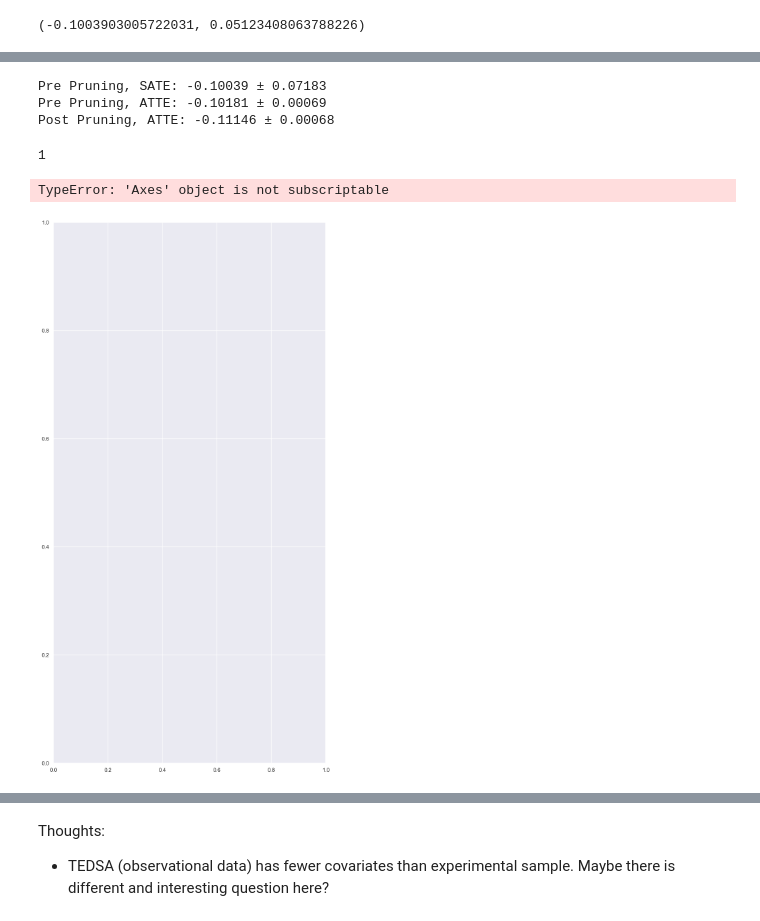
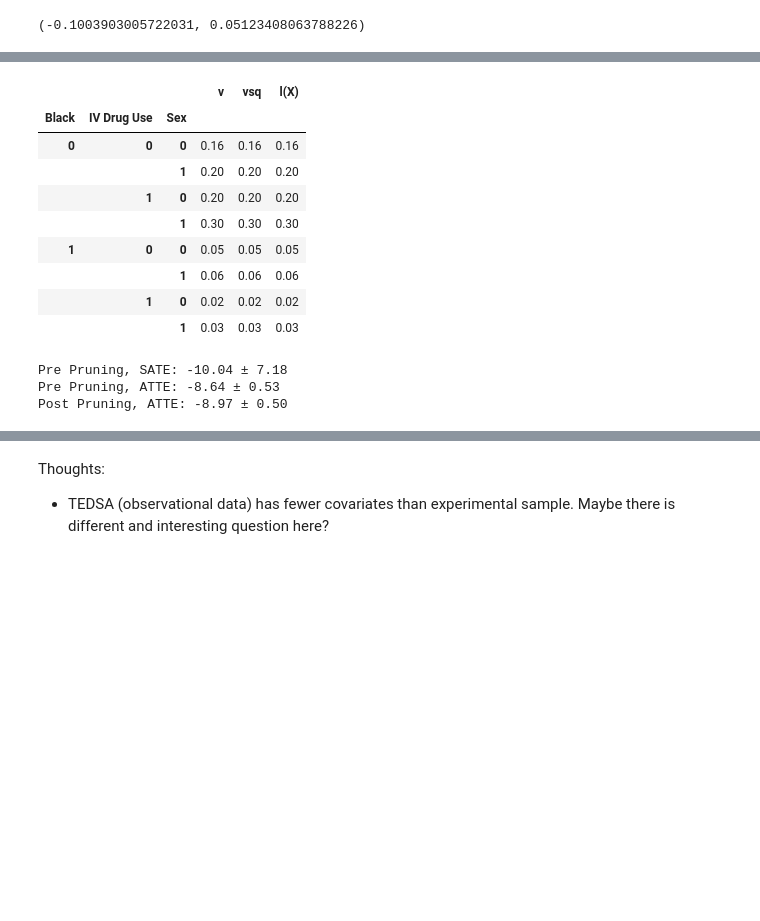
Before and after one commit to harsh-parikh/fuse, a Jupyter notebook: tedsa_analysis.ipynb, the cells around one changed output, grey strips where cells are left out. Saved outputs shown, nothing was run; the diff lists cells and outputs as text; code cells hidden in the pictures; blank space fills up the shorter version.

```diff
--- a/tedsa_analysis.ipynb
+++ b/tedsa_analysis.ipynb
@@ -224,10 +326,33 @@ plt.savefig("tedsa_ctn27_.pdf")
+# %%
+(
+    X.join(D_forest[["v", "vsq", "l(X)", "S"]])
+    .loc[D_forest["S"] == 0]
+    .groupby(by=["Black", "IV Drug Use", "Sex"])
+    .count()[["v", "vsq", "l(X)"]]
+    / (X.join(D_forest[["v", "vsq", "l(X)", "S"]]).loc[D_forest["S"] == 0].shape[0])
+).round(2)
+# %% [output]
+|  |  |  | v | vsq | l(X) |
+| Black | IV Drug Use | Sex |  |  |  |
+| 0 | 0 | 0 | 0.16 | 0.16 | 0.16 |
+|  |  | 1 | 0.20 | 0.20 | 0.20 |
+|  | 1 | 0 | 0.20 | 0.20 | 0.20 |
+|  |  | 1 | 0.30 | 0.30 | 0.30 |
+| 1 | 0 | 0 | 0.05 | 0.05 | 0.05 |
+|  |  | 1 | 0.06 | 0.06 | 0.06 |
+|  | 1 | 0 | 0.02 | 0.02 | 0.02 |
+|  |  | 1 | 0.03 | 0.03 | 0.03 |
 # %%
 print(
-    r"Pre Pruning, SATE: %.5f ± %.5f"
+    r"Pre Pruning, SATE: %.2f ± %.2f"
     % (
-        df_.loc[(df_[sample] == 1) * (df_[treatment] == 1), outcome].mean()
-        - df_.loc[(df_[sample] == 1) * (df_[treatment] == 0), outcome].mean(),
-        1.96
+        100
+        * (
+            df_.loc[(df_[sample] == 1) * (df_[treatment] == 1), outcome].mean()
+            - df_.loc[(df_[sample] == 1) * (df_[treatment] == 0), outcome].mean()
+        ),
+        100
+        * 1.96
         * (
             df_.loc[(df_[sample] == 1) * (df_[treatment] == 1), outcome].sem()
             + df_.loc[(df_[sample] == 1) * (df_[treatment] == 0), outcome].sem()
@@ -236,24 +361,25 @@ print(
 )
 
 print(
-    r"Pre Pruning, ATTE: %.5f ± %.5f"
+    r"Pre Pruning, ATTE: %.2f ± %.2f"
     % (
-        D_rash["v"].mean(),
-        1.96 * np.sqrt(D_rash["vsq"].mean() / D_rash["w_opt"].count()),
+        100 * D_rash["v"].mean(),
+        100 * 1.96 * np.sqrt(D_rash["vsq"].mean() / D_rash["w_opt"].count()),
     )
 )
 
 print(
-    r"Post Pruning, ATTE: %.5f ± %.5f"
+    r"Post Pruning, ATTE: %.2f ± %.2f"
     % (
-        D_rash["v"].loc[D_rash["w_opt"] == 1].mean(),
-        1.96
+        100 * D_rash["v"].loc[D_rash["w_opt"] == 1].mean(),
+        100
+        * 1.96
         * np.sqrt(
             D_rash["vsq"].loc[D_rash["w_opt"] == 1].mean() / D_rash["w_opt"].sum()
         ),
     )
 )
 # %% [output]
-Pre Pruning, SATE: -0.10039 ± 0.07183
-Pre Pruning, ATTE: -0.10181 ± 0.00069
-Post Pruning, ATTE: -0.11146 ± 0.00068
+Pre Pruning, SATE: -10.04 ± 7.18
+Pre Pruning, ATTE: -8.64 ± 0.53
+Post Pruning, ATTE: -8.97 ± 0.50
@@ -270,20 +385,0 @@ explainer = en.AdaBoostRegressor().fit(X.loc[avg_votes.index], avg_votes)
-# %%
-len(explainer.estimators_)
-# %% [output]
-1
-# %%
-num_trees = min(5, len(explainer.estimators_))
-fig, ax = plt.subplots(nrows=num_trees, figsize=(10, 20))
-for i in range(num_trees):
-    tree.plot_tree(
-        explainer.estimators_[i],
-        feature_names=X.columns,
-        ax=ax[i],
-        filled=True,
-        fontsize=10,
-        # proportion=True,
-    )
-plt.savefig("tedsa_ctn27_2.pdf")
-# %% [output]
-TypeError: 'Axes' object is not subscriptable
-[figure, removed]
```
Also changed, not shown: parts of 17 cells of this notebook, 3 other files.
